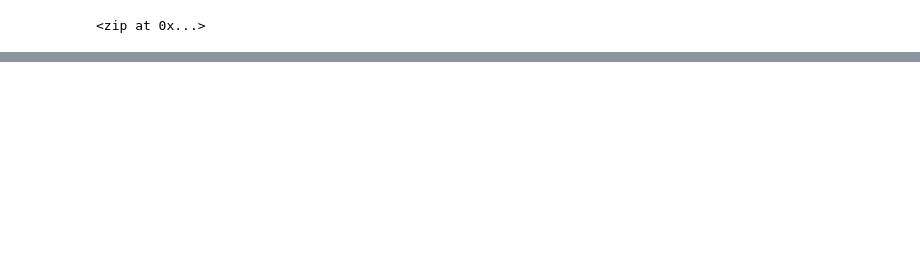
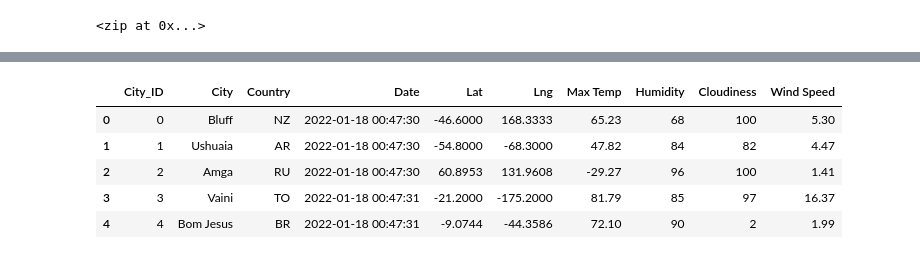
Before and after one commit to JDittes/World_Weather_Analysis, a Jupyter notebook: WeatherPy.ipynb, the cells around one changed output, grey strips where cells are left out. Saved outputs shown, nothing was run; the diff lists cells and outputs as text; code cells hidden in the pictures; blank space fills up the shorter version.

```diff
--- a/WeatherPy.ipynb
+++ b/WeatherPy.ipynb
@@ -395,0 +413,11 @@ plot_linear_regression(x_values, y_values,
+# %%
+# Store the CSV you saved created in part one into a DataFrame.
+city_data_df = pd.read_csv("weather_data/cities.csv")
+city_data_df.head()
+# %% [output]
+|  | City_ID | City | Country | Date | Lat | Lng | Max Temp | Humidity | Cloudiness | Wind Speed |
+| 0 | 0 | Bluff | NZ | 2022-01-18 00:47:30 | -46.6000 | 168.3333 | 65.23 | 68 | 100 | 5.30 |
+| 1 | 1 | Ushuaia | AR | 2022-01-18 00:47:30 | -54.8000 | -68.3000 | 47.82 | 84 | 82 | 4.47 |
+| 2 | 2 | Amga | RU | 2022-01-18 00:47:30 | 60.8953 | 131.9608 | -29.27 | 96 | 100 | 1.41 |
+| 3 | 3 | Vaini | TO | 2022-01-18 00:47:31 | -21.2000 | -175.2000 | 81.79 | 85 | 97 | 16.37 |
+| 4 | 4 | Bom Jesus | BR | 2022-01-18 00:47:31 | -9.0744 | -44.3586 | 72.10 | 90 | 2 | 1.99 |
```
Also changed, not shown: parts of 26 cells of this notebook, 8 other files.
